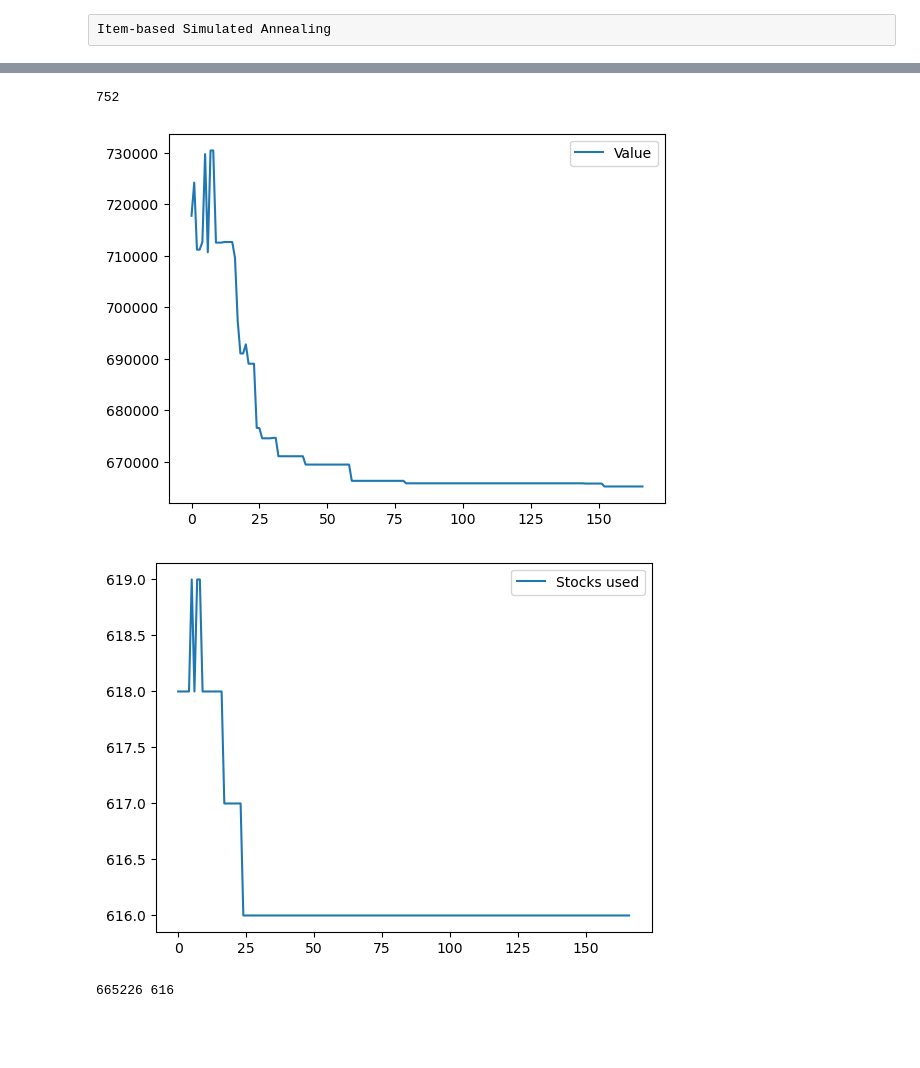
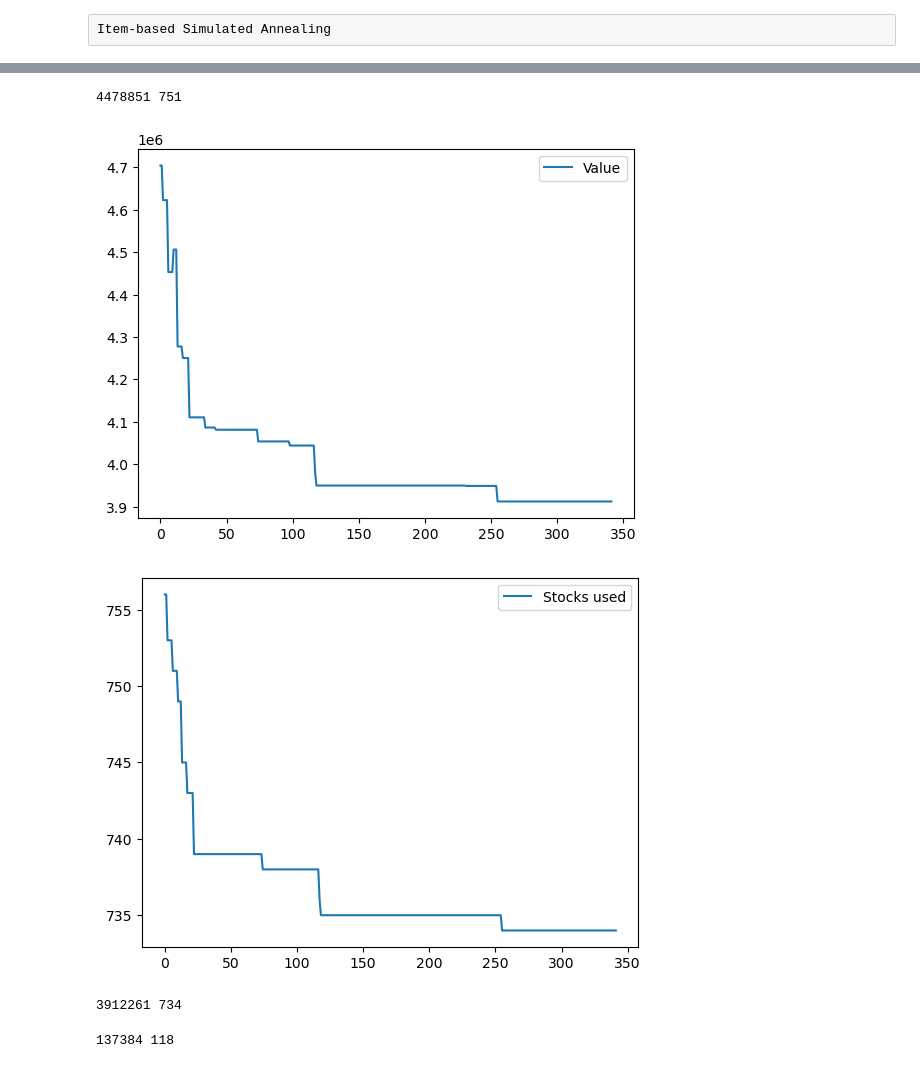
Before and after one commit to MilenkovicMaja/csp_optimization, a Jupyter notebook: csp.ipynb, the cells around one changed output, grey strips where cells are left out. Cells and saved outputs as stored; diff of their text form; code cells hidden in the pictures; blank space fills up the shorter version.

Commit message:
Solution value function fix Simple genetic algorithm

```diff
--- a/csp.ipynb
+++ b/csp.ipynb
@@ -46,6 +41,6 @@ def calc_solution_value(orders, stocks):
 # %%
 def make_small_change(orders, num_orders):
-    idxs = [i for i in range(num_orders)]
+    idxs = list(range(num_orders))
     random_length = random.randrange(1, num_orders)
     chosen = random.sample(idxs, k = random_length)
     for i in range(random_length):
@@ -56,9 +51,10 @@ def make_small_change(orders, num_orders):
                 orders[j] = tmp
                 break
 # %%
-def initialize(orders): # l je lista porudzbina tkd ako dobijem 2 od ove velicine i 3 od ove i blabla
-    #onda treba sve to u jedan niz
-    orders.sort(reverse = True) #nisam sig bas dal l da sortiram
+def initialize(orders):
+    solution = deepcopy(orders)
+    random.shuffle(solution)
+    return solution
 # %%
 # nk - The number of the ordered small items by the length of l k .
 # N - The number of all small items.
@@ -77,25 +73,23 @@ def initialize(orders): # l je lista porudzbina tkd ako dobijem 2 od ove velicin
 import math
 from matplotlib import pyplot as plt
 # %%
-def simulated_annealing(orders, stocks, num_orders, num_stocks, T):
-    stocks.sort(reverse = True)
-    solution = deepcopy(orders)
-#     initialize(solution)
-    value, stocks_used = calc_solution_value(solution, stocks)
+def simulated_annealing(orders, T, min_temperature, a):
+    num_orders = len(orders)
+    solution = initialize(orders)
+
+    value, stocks_used = calc_solution_value(solution)
     best_solution = deepcopy(solution)
     best_value = value
     best_stocks_used = stocks_used
-    a = 0.9
-    min_temperature = 1e-3
 
     PLT_VALUES = []
     PLT_STOCKS_USED = []
     ITERS = 0
 
-    while T > 1e-3:
+    while T > min_temperature:
         new_solution = deepcopy(solution)
         make_small_change(new_solution, num_orders)
-        new_value, new_stocks_used = calc_solution_value(new_solution, stocks)
+        new_value, new_stocks_used = calc_solution_value(new_solution)
 
         diff = new_value - value
         if diff < 0:
@@ -156,16 +132,19 @@ print(solution, value, stocks_used)
 # %%
 orders = read_instance('test_instances/test_instance_20.csp')
-num_orders = len(orders)
-num_stocks = calc_num_stocks(orders, num_orders)
-stocks = [100 for i in range(num_stocks)]
+initial_value, initial_stocks_used = calc_solution_value(orders)
+print(initial_value, initial_stocks_used)
+# %% [output]
+4478851 751
-# %%
-num_stocks
-# %% [output]
-752
 # %%
-solution, value, stocks_used = simulated_annealing(orders, stocks, num_orders, num_stocks, T=40000)
+solution, value, stocks_used = simulated_annealing(orders, T=40000, min_temperature=1e-3, a=0.95)
 print(value, stocks_used)
 # %% [output]
-[figure, old version]
+[figure, new version]
-[figure, old version]
+[figure, new version]
-665226 616
+3912261 734
+# %%
+orders = read_instance('test_instances/test_instance_6.csp')
+initial_value, initial_stocks_used = calc_solution_value(orders)
+print(initial_value, initial_stocks_used)
+# %% [output]
+137384 118
```
Also changed, not shown: parts of 15 cells of this notebook.
